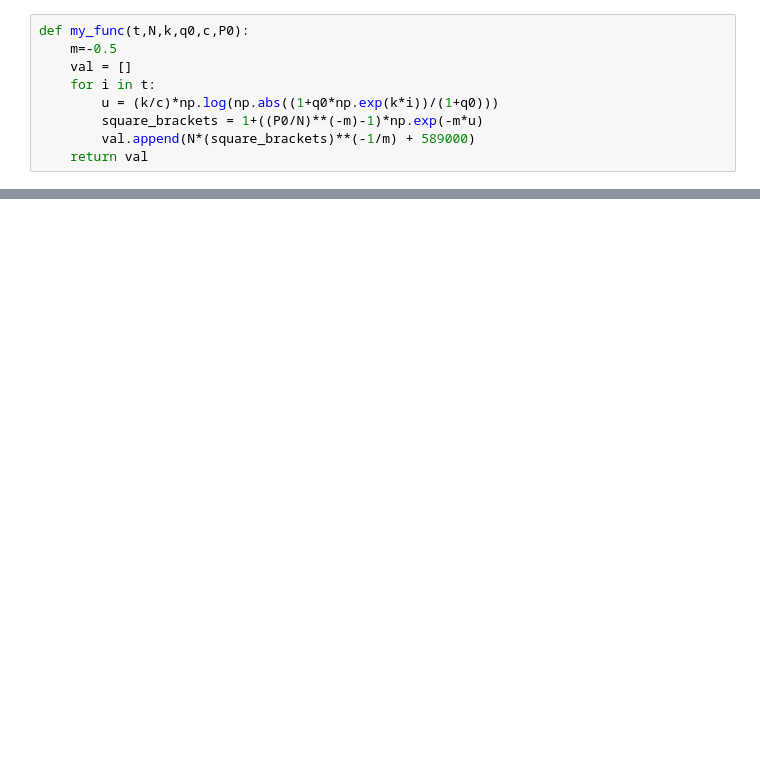
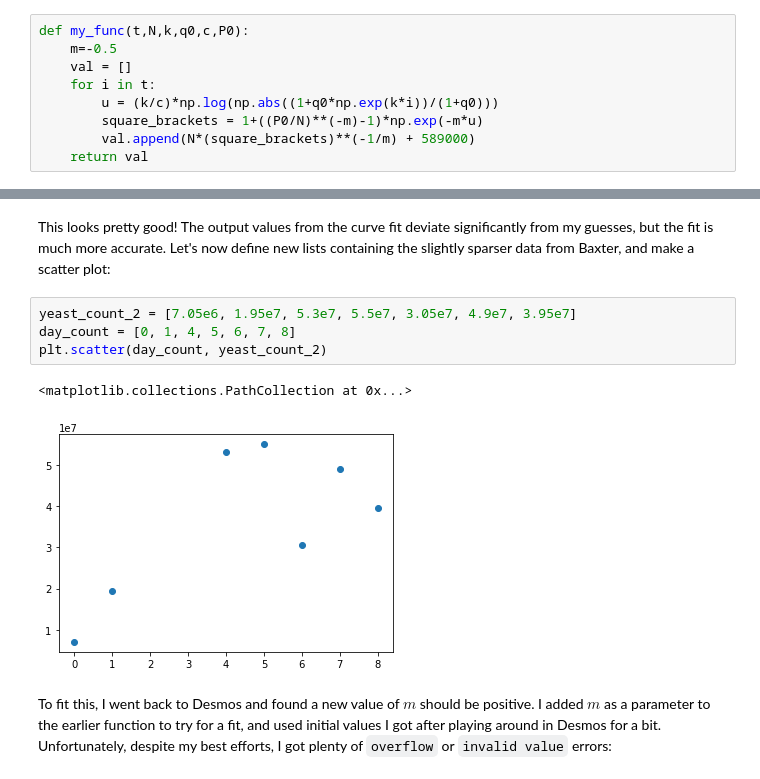
Before and after one commit to morganwb/Yeast_Growth_Model, a Jupyter notebook: DE_P2_PY_WORK.ipynb, the cells around one changed output, grey strips where cells are left out. Cells and saved outputs as stored; diff of their text form; blank space fills up the shorter version.

```diff
--- a/DE_P2_PY_WORK.ipynb
+++ b/DE_P2_PY_WORK.ipynb
@@ -117,0 +125,11 @@ k*hour_count
+# %% [markdown]
+This looks pretty good! The output values from the curve fit deviate significantly from my guesses, but the fit is much more accurate. Let's now define new lists containing the slightly sparser data from Baxter, and make a scatter plot:
+# %%
+yeast_count_2 = [7.05e6, 1.95e7, 5.3e7, 5.5e7, 3.05e7, 4.9e7, 3.95e7]
+day_count = [0, 1, 4, 5, 6, 7, 8]
+plt.scatter(day_count, yeast_count_2)
+# %% [output]
+<matplotlib.collections.PathCollection at 0x...>
+[figure, added]
+# %% [markdown]
+To fit this, I went back to Desmos and found a new value of $m$ should be positive. I added $m$ as a parameter to the earlier function to try for a fit, and used initial values I got after playing around in Desmos for a bit. Unfortunately, despite my best efforts, I got plenty of `overflow` or `invalid value` errors:
```
Also changed, not shown: parts of 22 cells of this notebook.
